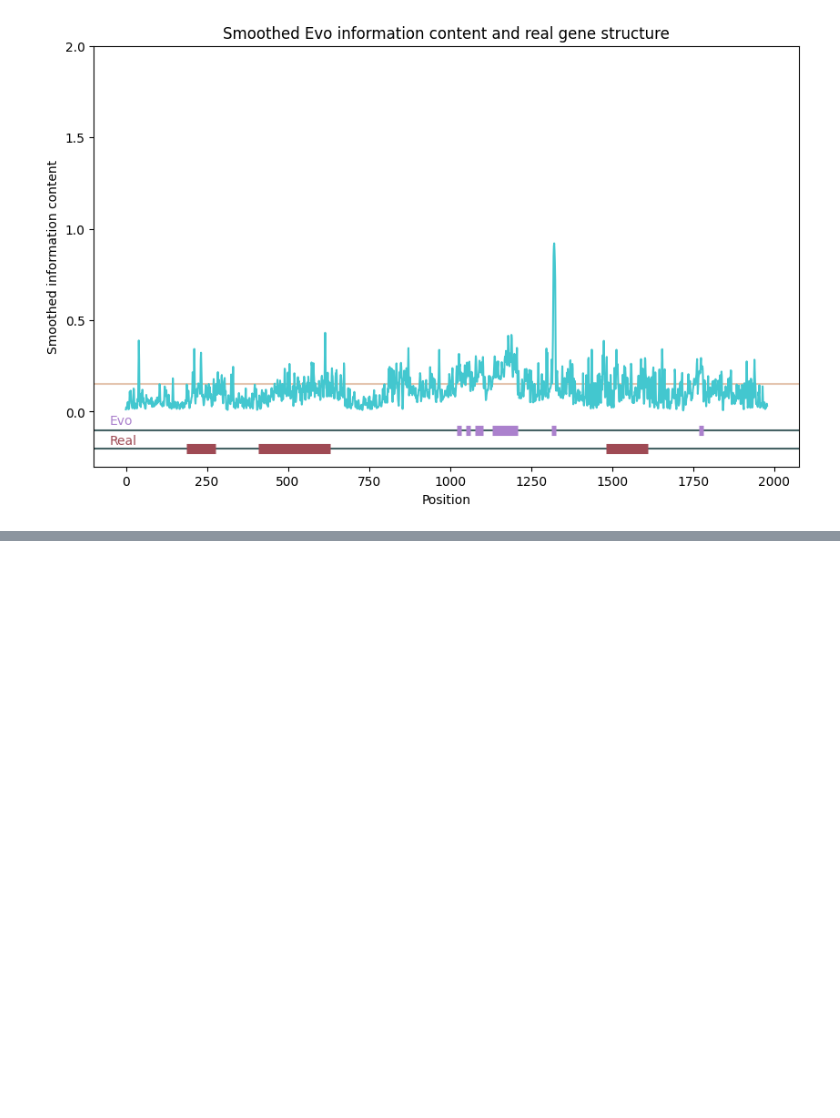
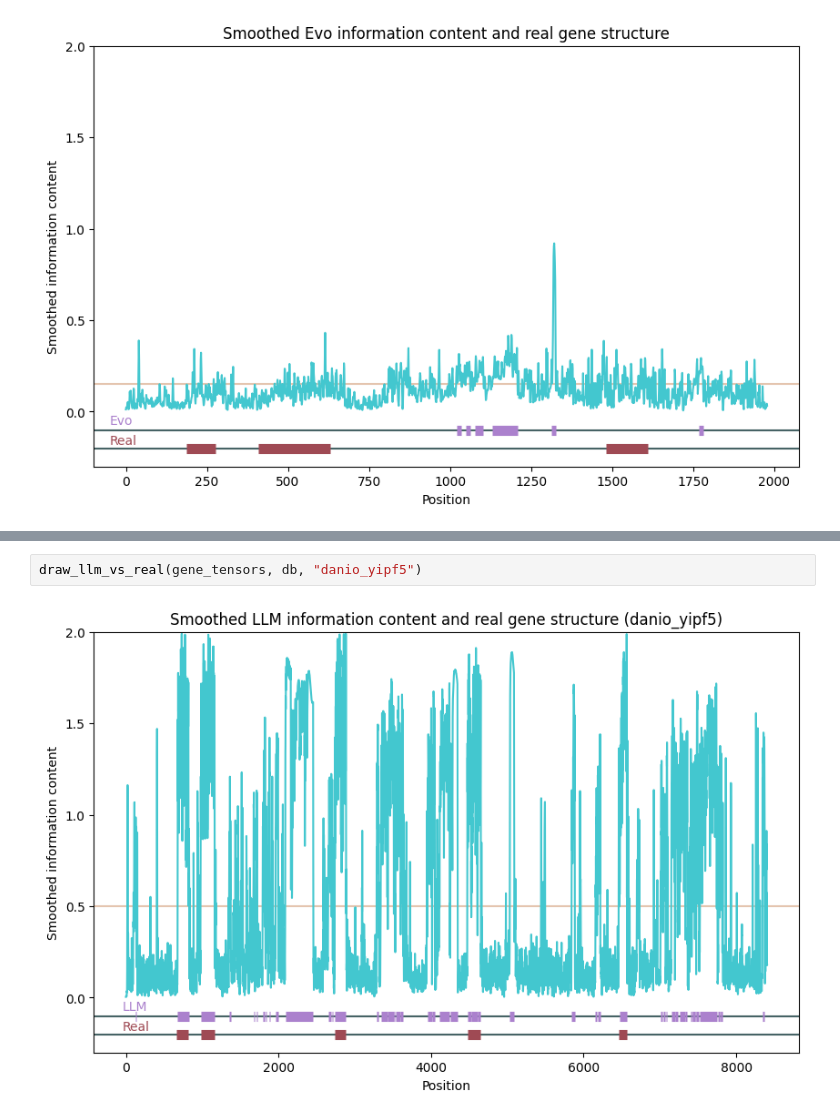
Before and after one commit to itrujnara/genomes-project, a Jupyter notebook: notebooks/make_hint.ipynb, the cells around one changed output, grey strips where cells are left out. Cells and saved outputs as stored; diff of their text form; blank space fills up the shorter version.

```diff
--- a/notebooks/make_hint.ipynb
+++ b/notebooks/make_hint.ipynb
@@ -134,0 +168,4 @@ for exon in evo2_exons:
+# %%
+draw_llm_vs_real(gene_tensors, db, "danio_yipf5")
+# %% [output]
+[figure, added]
```
Also changed, not shown: parts of 11 cells of this notebook, 7 other files.
